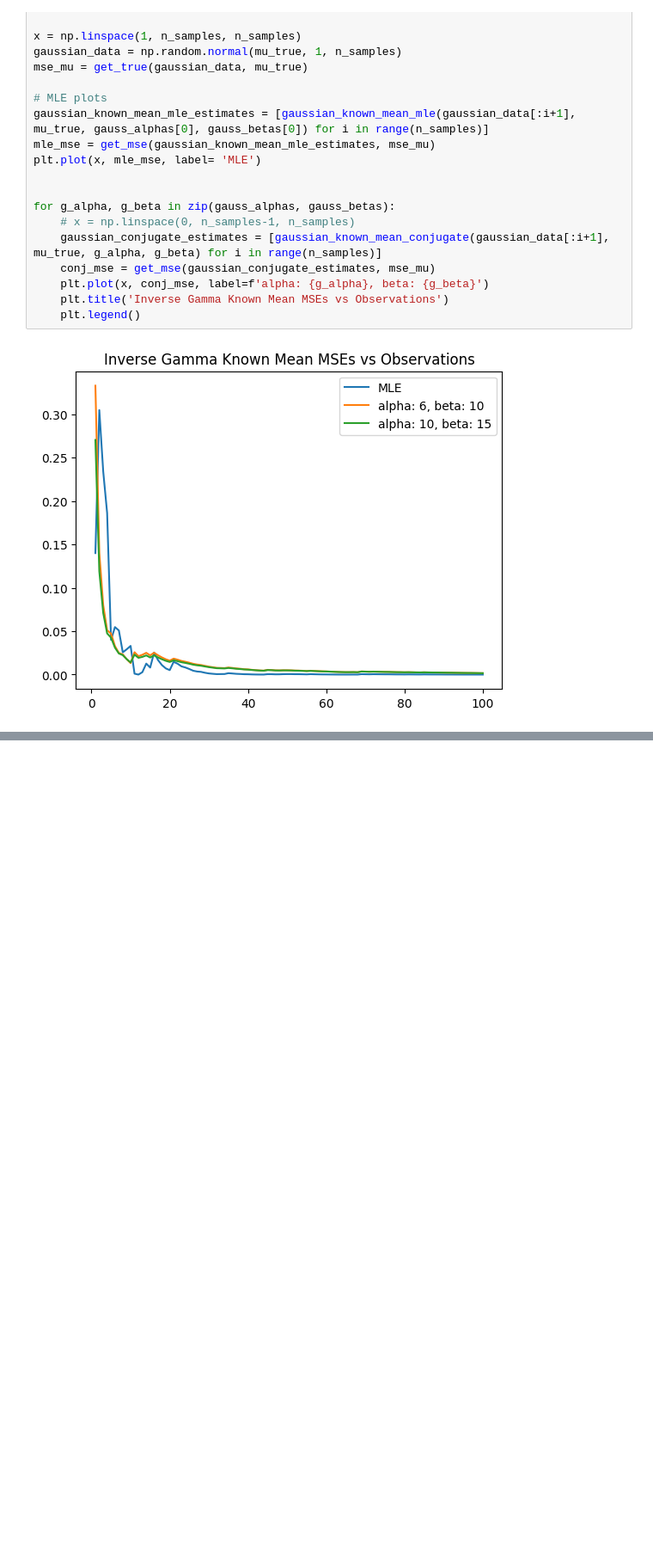
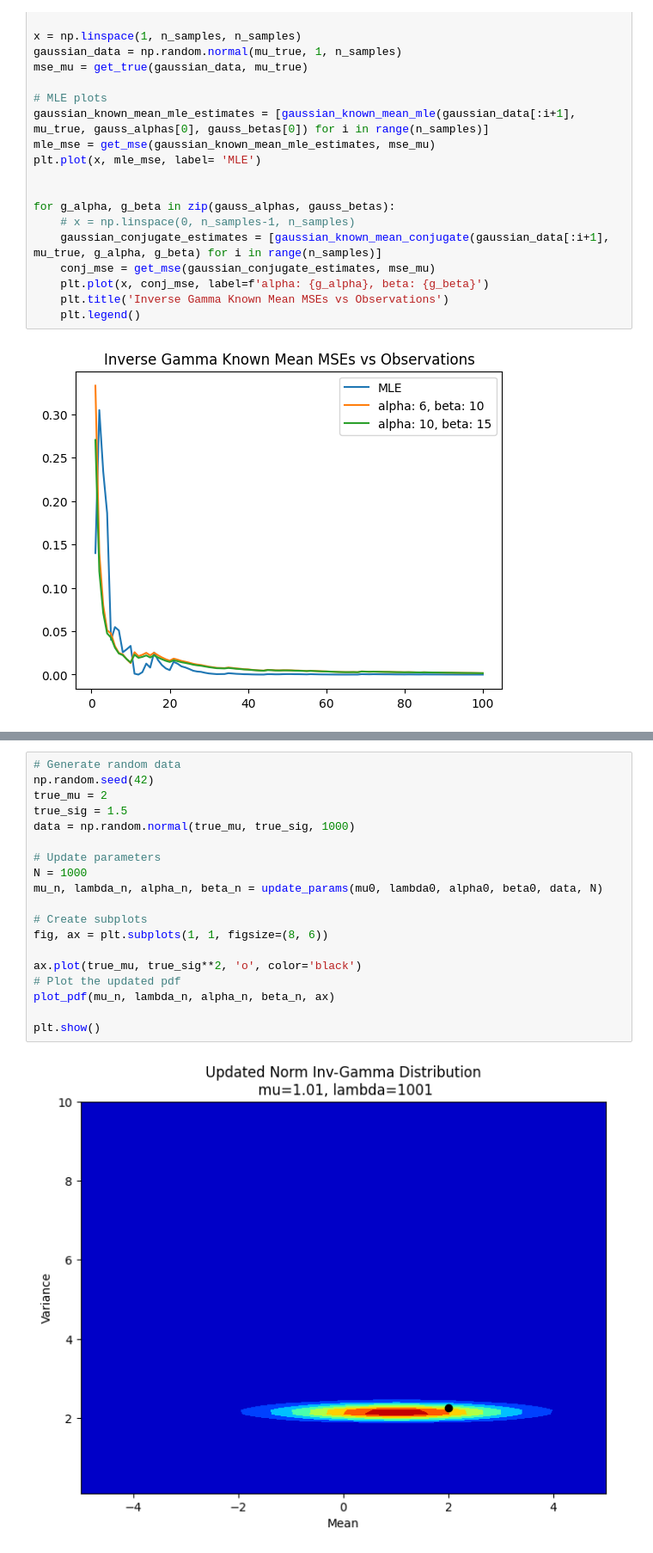
Before and after one commit to lizocf/bayesian-ece-474, a Jupyter notebook: 1-conjugate-priors/conjugate-priors.ipynb, the cells around one changed output, grey strips where cells are left out. Shown at 86% size. Drawn from its saved outputs; the diff is of its cells as text; blank space fills up the shorter version.

```diff
--- a/1-conjugate-priors/conjugate-priors.ipynb
+++ b/1-conjugate-priors/conjugate-priors.ipynb
@@ -259,0 +351,21 @@ plt.legend(['Prior', 'N=100', 'N=1000', 'N=5000'])
+# %%
+# Generate random data
+np.random.seed(42)
+true_mu = 2
+true_sig = 1.5
+data = np.random.normal(true_mu, true_sig, 1000)
+
+# Update parameters
+N = 1000
+mu_n, lambda_n, alpha_n, beta_n = update_params(mu0, lambda0, alpha0, beta0, data, N)
+
+# Create subplots
+fig, ax = plt.subplots(1, 1, figsize=(8, 6))
+
+ax.plot(true_mu, true_sig**2, 'o', color='black')
+# Plot the updated pdf
+plot_pdf(mu_n, lambda_n, alpha_n, beta_n, ax)
+
+plt.show()
+# %% [output]
+[figure, added]
```
Also changed, not shown: parts of 10 cells of this notebook, 3 other files.
